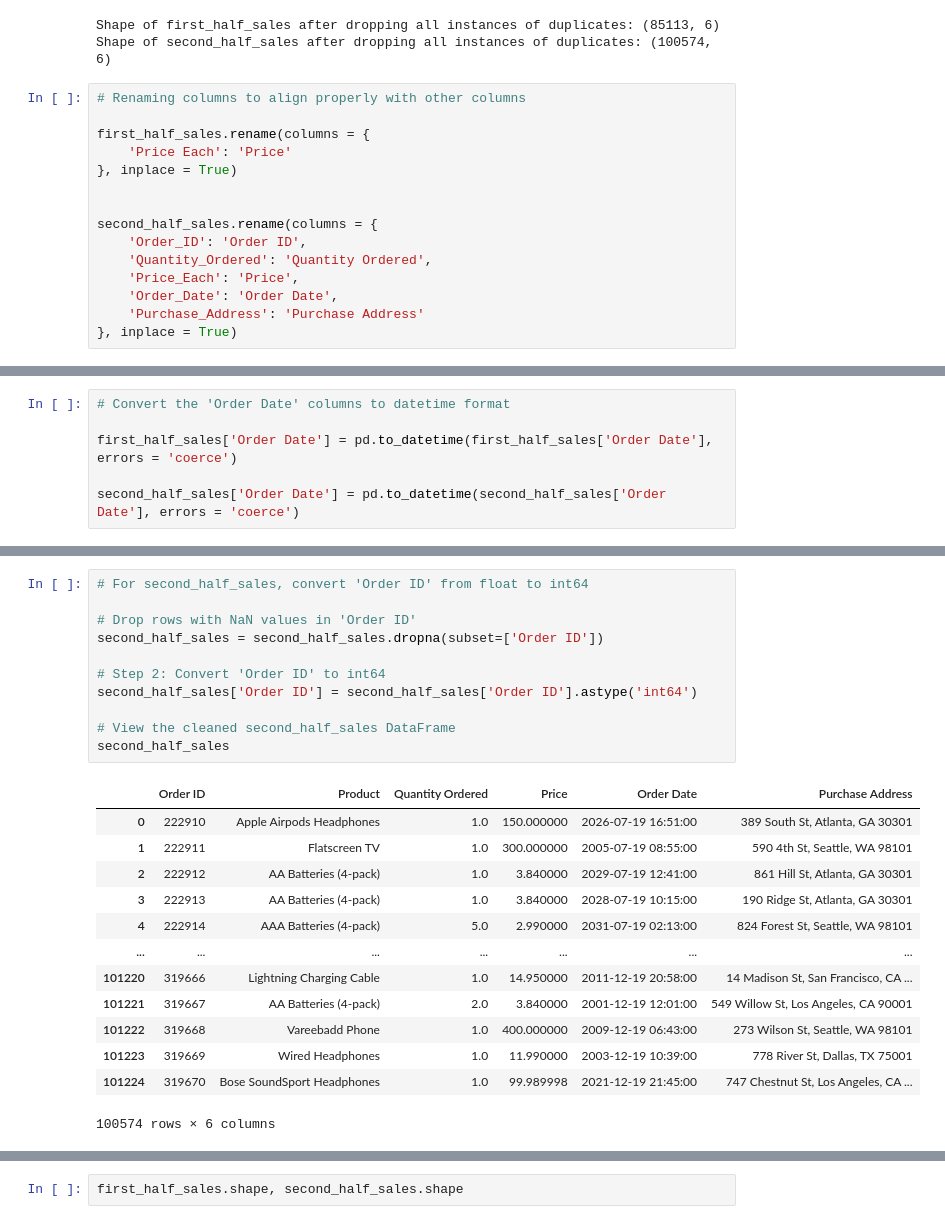
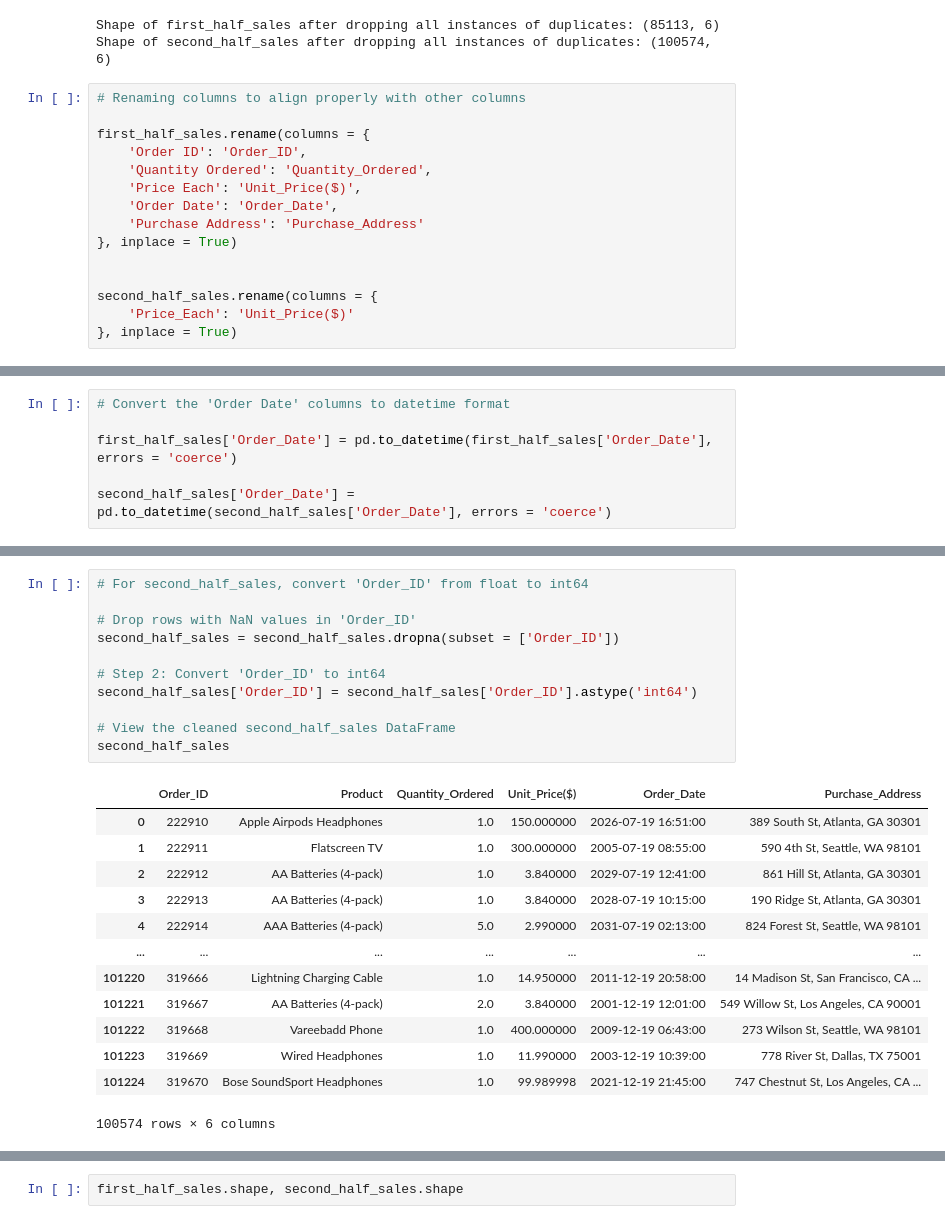
Before and after one commit to BamBamOguns/Sales_Analysis_And_Dashboarding, a Jupyter notebook: main.ipynb, the cells around one changed output, grey strips where cells are left out. Cells and saved outputs as stored; diff of their text form.

```diff
--- a/main.ipynb
+++ b/main.ipynb
@@ -586,14 +589,14 @@ Shape of second_half_sales after dropping all instances of duplicates: (100574,
 # Renaming columns to align properly with other columns
 
 first_half_sales.rename(columns = {
-    'Price Each': 'Price'
+    'Order ID': 'Order_ID',
+    'Quantity Ordered': 'Quantity_Ordered',
+    'Price Each': 'Unit_Price($)',
+    'Order Date': 'Order_Date',
+    'Purchase Address': 'Purchase_Address'
 }, inplace = True)
 
 
 second_half_sales.rename(columns = {
-    'Order_ID': 'Order ID',
-    'Quantity_Ordered': 'Quantity Ordered',
-    'Price_Each': 'Price',
-    'Order_Date': 'Order Date',
-    'Purchase_Address': 'Purchase Address'
+    'Price_Each': 'Unit_Price($)'
 }, inplace = True)
@@ -632,9 +647,9 @@ memory usage: 5.4+ MB
 # %%
 # Convert the 'Order Date' columns to datetime format
 
-first_half_sales['Order Date'] = pd.to_datetime(first_half_sales['Order Date'], errors = 'coerce')
+first_half_sales['Order_Date'] = pd.to_datetime(first_half_sales['Order_Date'], errors = 'coerce')
 
-second_half_sales['Order Date'] = pd.to_datetime(second_half_sales['Order Date'], errors = 'coerce')
+second_half_sales['Order_Date'] = pd.to_datetime(second_half_sales['Order_Date'], errors = 'coerce')
 # %%
 # Checking if the 'Order Date' columns have the dtypes datetime64
 first_half_sales.info()
@@ -695,18 +710,18 @@ first_half_sales
 | 85624 | 222909 | AAA Batteries (4-pack) | 1 | 2.99 | 2019-06-25 14:33:00 | 209 11th St, Atlanta, GA 30301 |
 85112 rows × 6 columns
 # %%
-# For second_half_sales, convert 'Order ID' from float to int64
+# For second_half_sales, convert 'Order_ID' from float to int64
 
-# Drop rows with NaN values in 'Order ID'
-second_half_sales = second_half_sales.dropna(subset=['Order ID'])
+# Drop rows with NaN values in 'Order_ID'
+second_half_sales = second_half_sales.dropna(subset = ['Order_ID'])
 
-# Step 2: Convert 'Order ID' to int64
-second_half_sales['Order ID'] = second_half_sales['Order ID'].astype('int64')
+# Step 2: Convert 'Order_ID' to int64
+second_half_sales['Order_ID'] = second_half_sales['Order_ID'].astype('int64')
 
 # View the cleaned second_half_sales DataFrame
 second_half_sales
 # %% [output]
-|  | Order ID | Product | Quantity Ordered | Price | Order Date | Purchase Address |
+|  | Order_ID | Product | Quantity_Ordered | Unit_Price($) | Order_Date | Purchase_Address |
 | 0 | 222910 | Apple Airpods Headphones | 1.0 | 150.000000 | 2026-07-19 16:51:00 | 389 South St, Atlanta, GA 30301 |
 | 1 | 222911 | Flatscreen TV | 1.0 | 300.000000 | 2005-07-19 08:55:00 | 590 4th St, Seattle, WA 98101 |
 | 2 | 222912 | AA Batteries (4-pack) | 1.0 | 3.840000 | 2029-07-19 12:41:00 | 861 Hill St, Atlanta, GA 30301 |
```
Also changed, not shown: parts of 114 cells of this notebook, 1 other file.
